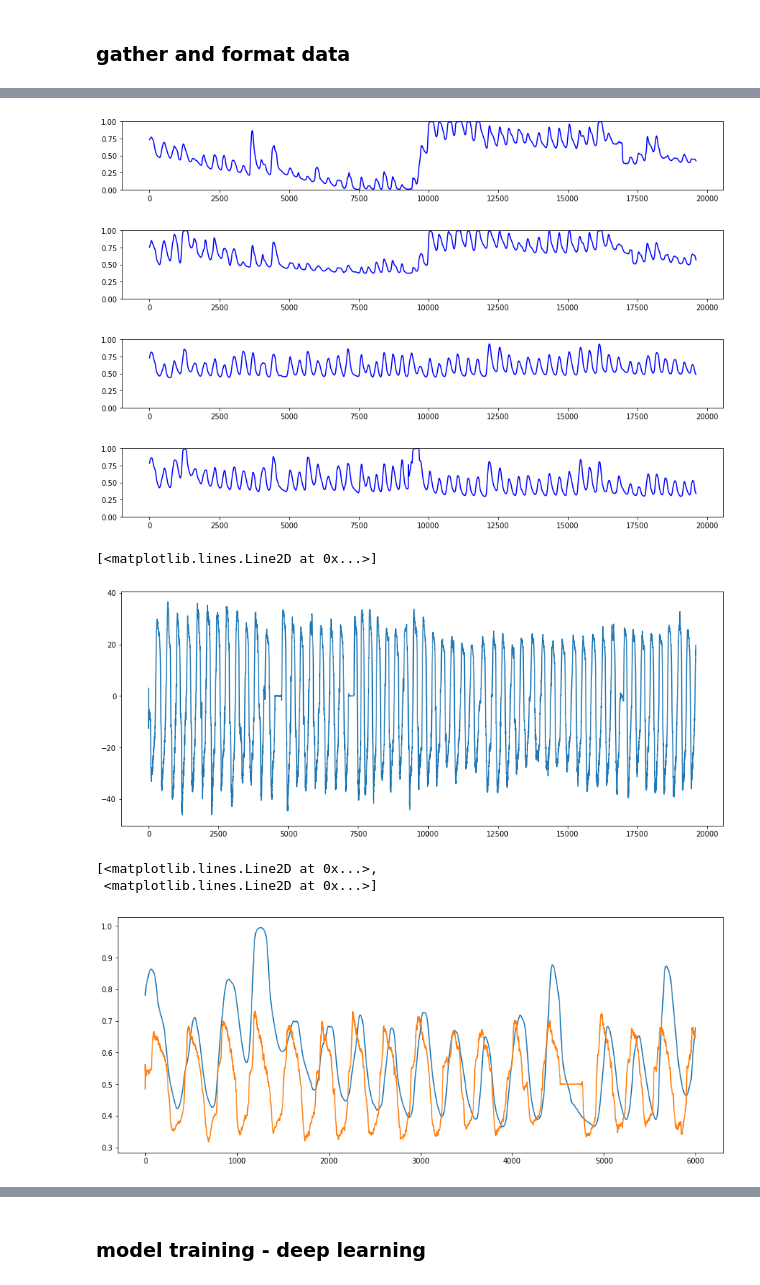
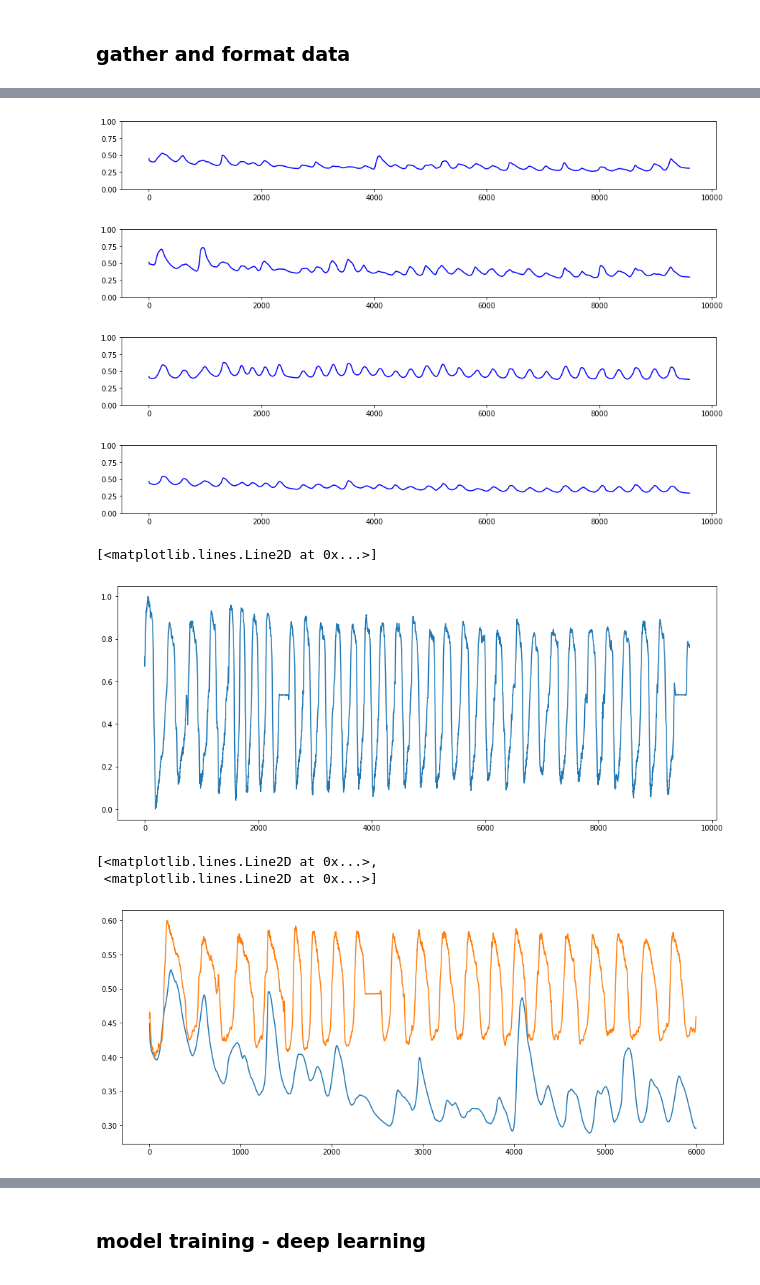
Before and after one commit to msfurr/coral_host, a Jupyter notebook: Jupyter_Notebooks/ModelTraining.ipynb, the cells around one changed output, grey strips where cells are left out. Saved outputs shown, nothing was run; the diff lists cells and outputs as text; code cells hidden in the pictures.

```diff
--- a/Jupyter_Notebooks/ModelTraining.ipynb
+++ b/Jupyter_Notebooks/ModelTraining.ipynb
@@ -17,11 +17,12 @@ from sklearn.metrics import classification_report,confusion_matrix
 from sklearn.preprocessing import StandardScaler
 from tensorflow import keras
 import h5py
+import timeit
 
-df = pd.read_csv('sensors_walking.csv')
+df = pd.read_csv('sensor_walk_2_clean.csv')
 df.columns = ['1', '2', '3', '4', 'd1', 'd2', 'd3', 'd4', 'hours', 'minutes', 'seconds']
 
-flow = pd.read_csv('flow_walking.csv')
+flow = pd.read_csv('flow_walk_2_clean.csv')
 flow.columns = ['Flow']
 
 df.head()
@@ -35,3 +45,15 @@ df.head()
+# %%
+def scaleFlow(flow):
+
+    flow_scaled = []
+
+    for i in range(0, len(flow)):
+
+        flow_scaled.append((flow['Flow'][i] - min(flow['Flow'])) / (max(flow['Flow']) - min(flow['Flow'])))
+
+    return pd.DataFrame(flow_scaled, columns = ['Flow'])
+
+flow = scaleFlow(flow)
 # %%
 flow.head()
 # %% [output]
@@ -128,24 +150,24 @@ plt.ylim(0, 1)
 plt.plot(x, df['4'], 'b')
 plt.show()
 # %% [output]
-[figure, old version]
+[figure, new version]
-[figure, old version]
+[figure, new version]
-[figure, old version]
+[figure, new version]
-[figure, old version]
+[figure, new version]
 # %%
 fig = plt.figure(figsize = (15, 6))
 plt.plot(flow['Flow'])
 # %% [output]
 [<matplotlib.lines.Line2D at 0x...>]
-[figure, old version]
+[figure, new version]
 # %%
 x = range(0, len(df['4'][0:6000]))
-flow['a'] = (flow['Flow'] / 200) - 0.5
+flow['a'] = (flow['Flow'] / 5) - 0.6
 fig = plt.figure(figsize = (15, 6))
-plt.plot(x, df['4'][0:6000], x, flow['a'][0:6000]*-1)
+plt.plot(x, df['1'][0:6000], x, flow['a'][0:6000]*-1)
 # %% [output]
 [<matplotlib.lines.Line2D at 0x...>,
  <matplotlib.lines.Line2D at 0x...>]
-[figure, old version]
+[figure, new version]
 # %%
 flow.drop('a', inplace = True, axis = 1)
```
Also changed, not shown: parts of 32 cells of this notebook, 23 other files.
